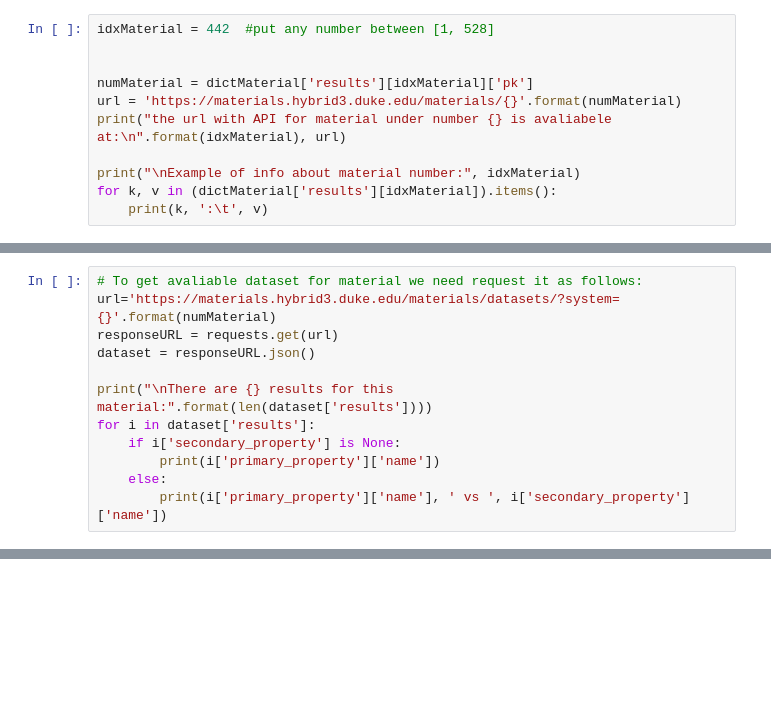
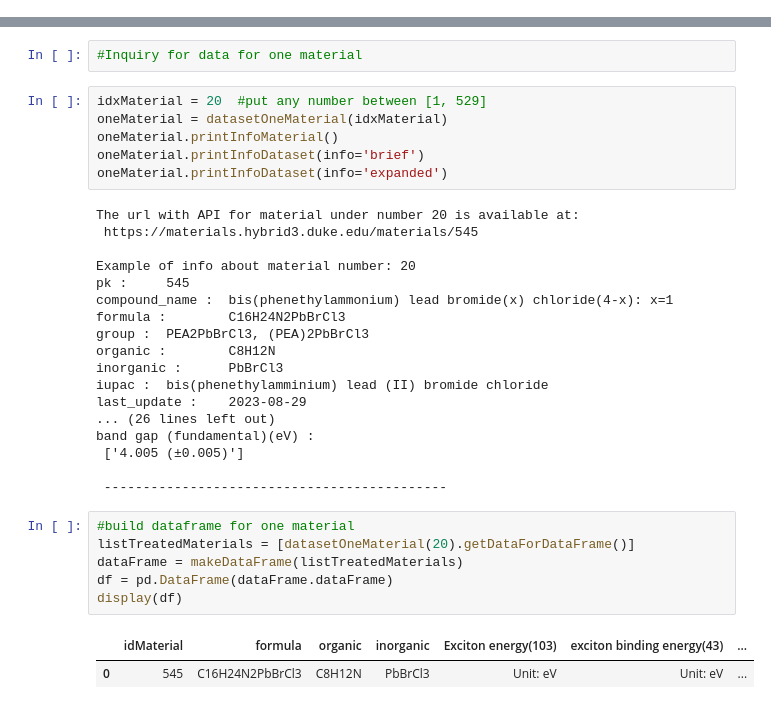
Before and after one commit to iip0/dataset, a Jupyter notebook: compounds_dataset.ipynb, the cells around one changed output, grey strips where cells are left out. Cells and saved outputs as stored; diff of their text form; blank space fills up the shorter version.

Commit message:
updateded jupiter notebook

```diff
--- a/compounds_dataset.ipynb
+++ b/compounds_dataset.ipynb
@@ -19,11 +7,0 @@ Total number of material: 528
-# %%
-idxMaterial = 442  #put any number between [1, 528]
-
-
-numMaterial = dictMaterial['results'][idxMaterial]['pk']
-url = 'https://materials.hybrid3.duke.edu/materials/{}'.format(numMaterial)
-print("the url with API for material under number {} is avaliabele at:\n".format(idxMaterial), url)
-
-print("\nExample of info about material number:", idxMaterial)
-for k, v in (dictMaterial['results'][idxMaterial]).items():
-    print(k, ':\t', v)
@@ -45,12 +7,0 @@ description :
-# %%
-# To get avaliable dataset for material we need request it as follows:
-url='https://materials.hybrid3.duke.edu/materials/datasets/?system={}'.format(numMaterial)
-responseURL = requests.get(url)
-dataset = responseURL.json()
-
-print("\nThere are {} results for this material:".format(len(dataset['results'])))
-for i in dataset['results']:
-    if i['secondary_property'] is None:
-        print(i['primary_property']['name'])
-    else:
-        print(i['primary_property']['name'], ' vs ', i['secondary_property']['name'])
@@ -107,0 +196,35 @@ Only *.cif file for atomic structure
+# %%
+#Inquiry for data for one material
+# %%
+idxMaterial = 20  #put any number between [1, 529]
+oneMaterial = datasetOneMaterial(idxMaterial)
+oneMaterial.printInfoMaterial()
+oneMaterial.printInfoDataset(info='brief')
+oneMaterial.printInfoDataset(info='expanded')
+# %% [output]
+The url with API for material under number 20 is available at:
+ https://materials.hybrid3.duke.edu/materials/545
+
+Example of info about material number: 20
+pk :     545
+compound_name :  bis(phenethylammonium) lead bromide(x) chloride(4-x): x=1
+formula :        C16H24N2PbBrCl3
+group :  PEA2PbBrCl3, (PEA)2PbBrCl3
+organic :        C8H12N
+inorganic :      PbBrCl3
+iupac :  bis(phenethylamminium) lead (II) bromide chloride
+last_update :    2023-08-29
+... (26 lines left out)
+band gap (fundamental)(eV) :
+ ['4.005 (±0.005)']
+
+ --------------------------------------------
+# %%
+#build dataframe for one material
+listTreatedMaterials = [datasetOneMaterial(20).getDataForDataFrame()]
+dataFrame = makeDataFrame(listTreatedMaterials)
+df = pd.DataFrame(dataFrame.dataFrame)
+display(df)
+# %% [output]
+|  | idMaterial | formula | organic | inorganic | Exciton energy(103) | exciton binding energy(43) | ... |
+| 0 | 545 | C16H24N2PbBrCl3 | C8H12N | PbBrCl3 | Unit: eV | Unit: eV | ... |
```
Also changed, not shown: parts of 10 cells of this notebook, 1 other file.
